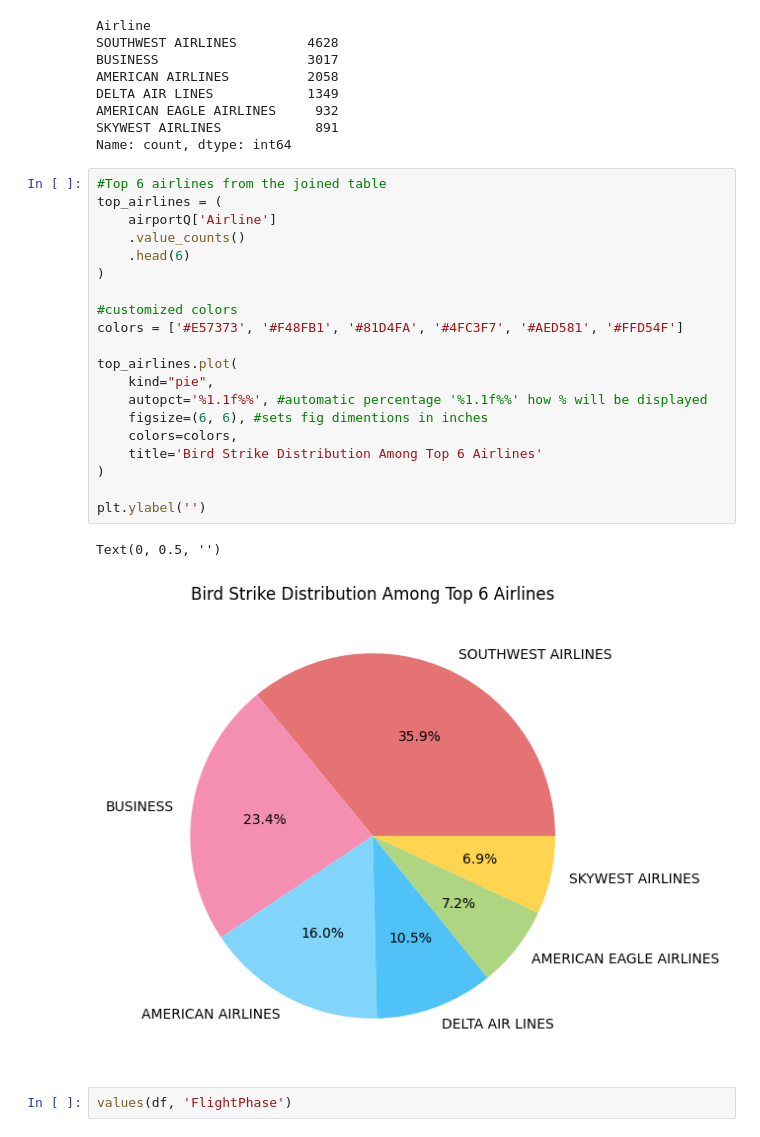
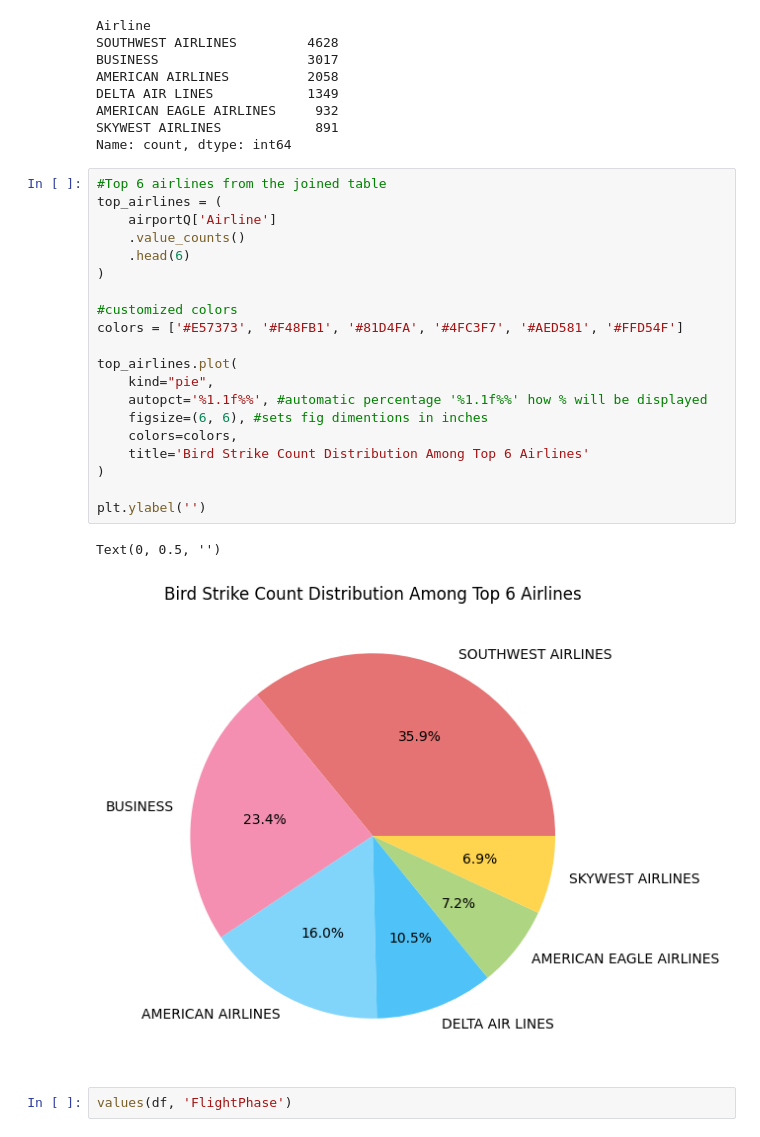
Before and after one commit to Kiyojute/Bird_Strikes, a Jupyter notebook: Aviation_Bird_Strikes.ipynb, the cells around one changed output. Saved outputs shown, nothing was run; the diff lists cells and outputs as text.

```diff
--- a/Aviation_Bird_Strikes.ipynb
+++ b/Aviation_Bird_Strikes.ipynb
@@ -422,26 +422,26 @@ Name: count, dtype: int64
 # %%
 #Top 6 airlines from the joined table
 top_airlines = (
     airportQ['Airline']
     .value_counts()
     .head(6)
 )
 
 #customized colors
 colors = ['#E57373', '#F48FB1', '#81D4FA', '#4FC3F7', '#AED581', '#FFD54F']
 
 top_airlines.plot(
     kind="pie",
     autopct='%1.1f%%', #automatic percentage '%1.1f%%' how % will be displayed
     figsize=(6, 6), #sets fig dimentions in inches
     colors=colors,
-    title='Bird Strike Distribution Among Top 6 Airlines'
+    title='Bird Strike Count Distribution Among Top 6 Airlines'
 )
 
 plt.ylabel('')
 # %% [output]
 Text(0, 0.5, '')
-[figure, old version]
+[figure, new version]
 # %%
 values(df, 'FlightPhase')
 # %% [output]
```
Also changed, not shown: parts of 1 cell of this notebook, 2 other files.
